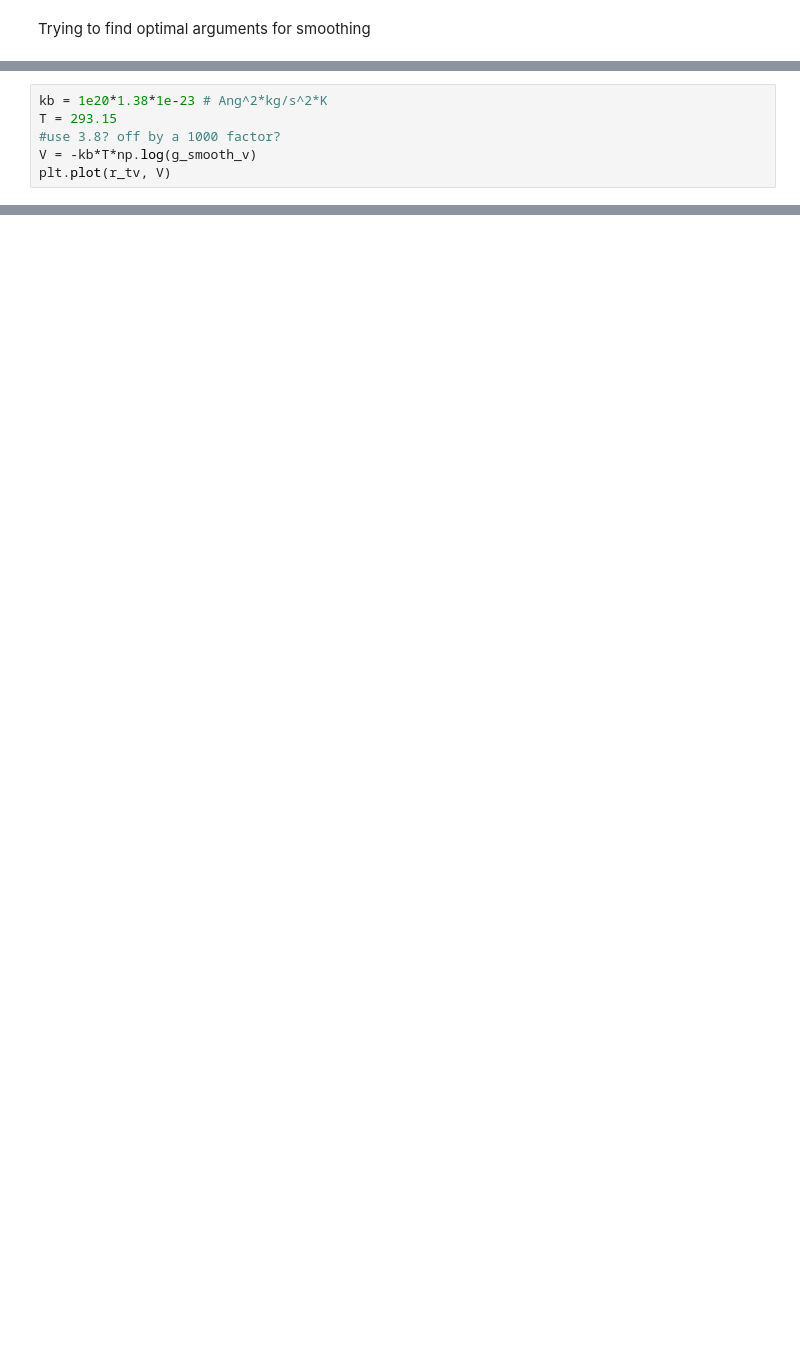
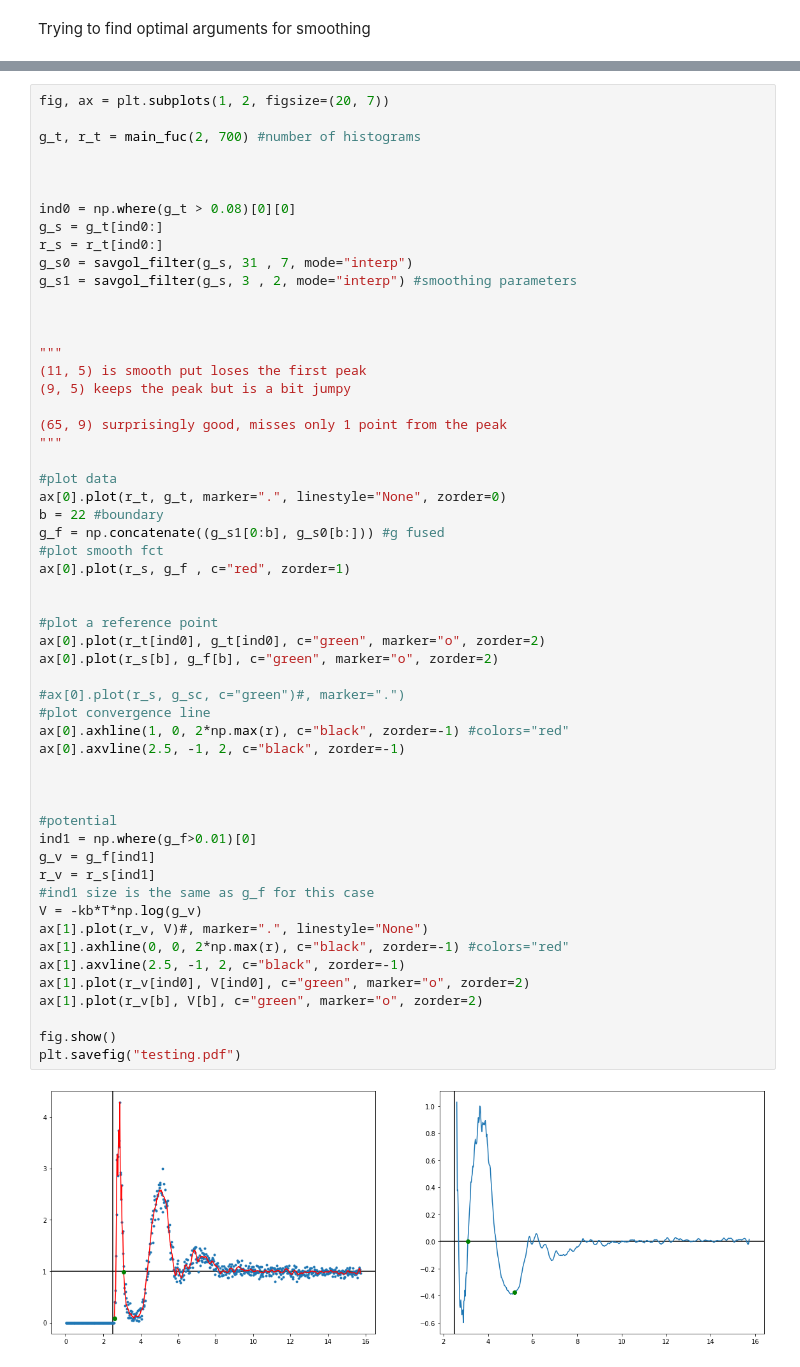
Before and after one commit to iasonq/lab-comphys-statmech-2, a Jupyter notebook: 0a_Code/rdf.ipynb, the cells around one changed output, grey strips where cells are left out. Cells and saved outputs as stored; diff of their text form; blank space fills up the shorter version.

```diff
--- a/0a_Code/rdf.ipynb
+++ b/0a_Code/rdf.ipynb
@@ -257,6 +232,0 @@ r_tv = np.array(r_t)[ind]
-# %%
-kb = 1e20*1.38*1e-23 # Ang^2*kg/s^2*K
-T = 293.15
-#use 3.8? off by a 1000 factor?
-V = -kb*T*np.log(g_smooth_v)
-plt.plot(r_tv, V)
@@ -265,0 +233,57 @@ plt.plot(r_tv, V)
+# %%
+fig, ax = plt.subplots(1, 2, figsize=(20, 7))
+
+g_t, r_t = main_fuc(2, 700) #number of histograms
+
+
+
+ind0 = np.where(g_t > 0.08)[0][0]
+g_s = g_t[ind0:]
+r_s = r_t[ind0:]
+g_s0 = savgol_filter(g_s, 31 , 7, mode="interp")
+g_s1 = savgol_filter(g_s, 3 , 2, mode="interp") #smoothing parameters
+
+
+
+"""
+(11, 5) is smooth put loses the first peak
+(9, 5) keeps the peak but is a bit jumpy
+
+(65, 9) surprisingly good, misses only 1 point from the peak
+"""
+
+#plot data
+ax[0].plot(r_t, g_t, marker=".", linestyle="None", zorder=0)
+b = 22 #boundary
+g_f = np.concatenate((g_s1[0:b], g_s0[b:])) #g fused
+#plot smooth fct
+ax[0].plot(r_s, g_f , c="red", zorder=1)
+
+
+#plot a reference point
+ax[0].plot(r_t[ind0], g_t[ind0], c="green", marker="o", zorder=2)
+ax[0].plot(r_s[b], g_f[b], c="green", marker="o", zorder=2)
+
+#ax[0].plot(r_s, g_sc, c="green")#, marker=".")
+#plot convergence line
+ax[0].axhline(1, 0, 2*np.max(r), c="black", zorder=-1) #colors="red"
+ax[0].axvline(2.5, -1, 2, c="black", zorder=-1)
+
+
+
+#potential
+ind1 = np.where(g_f>0.01)[0]
+g_v = g_f[ind1]
+r_v = r_s[ind1]
+#ind1 size is the same as g_f for this case
+V = -kb*T*np.log(g_v)
+ax[1].plot(r_v, V)#, marker=".", linestyle="None")
+ax[1].axhline(0, 0, 2*np.max(r), c="black", zorder=-1) #colors="red"
+ax[1].axvline(2.5, -1, 2, c="black", zorder=-1)
+ax[1].plot(r_v[ind0], V[ind0], c="green", marker="o", zorder=2)
+ax[1].plot(r_v[b], V[b], c="green", marker="o", zorder=2)
+
+fig.show()
+plt.savefig("testing.pdf")
+# %% [output]
+[figure, added]
```
Also changed, not shown: parts of 21 cells of this notebook, 22 other files.
